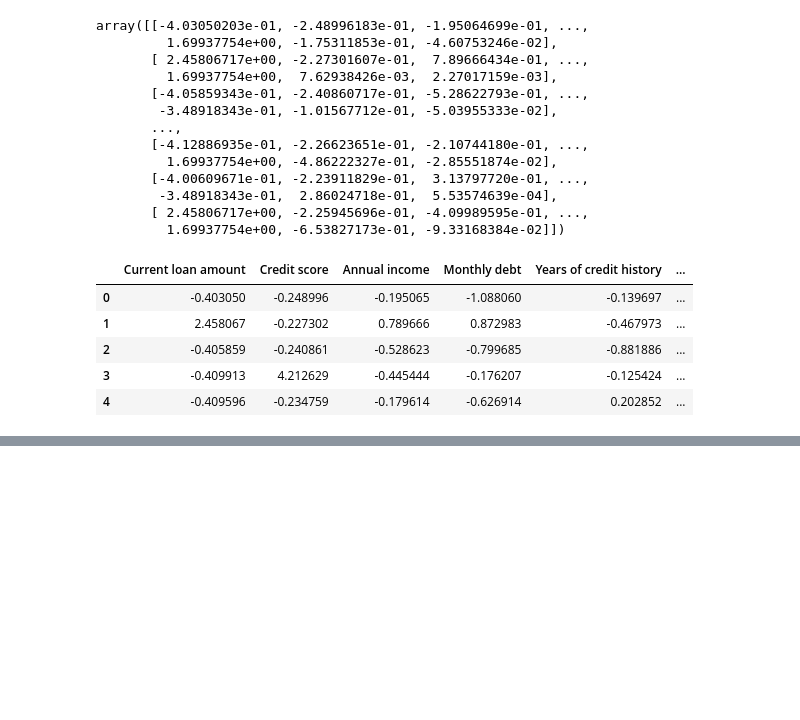
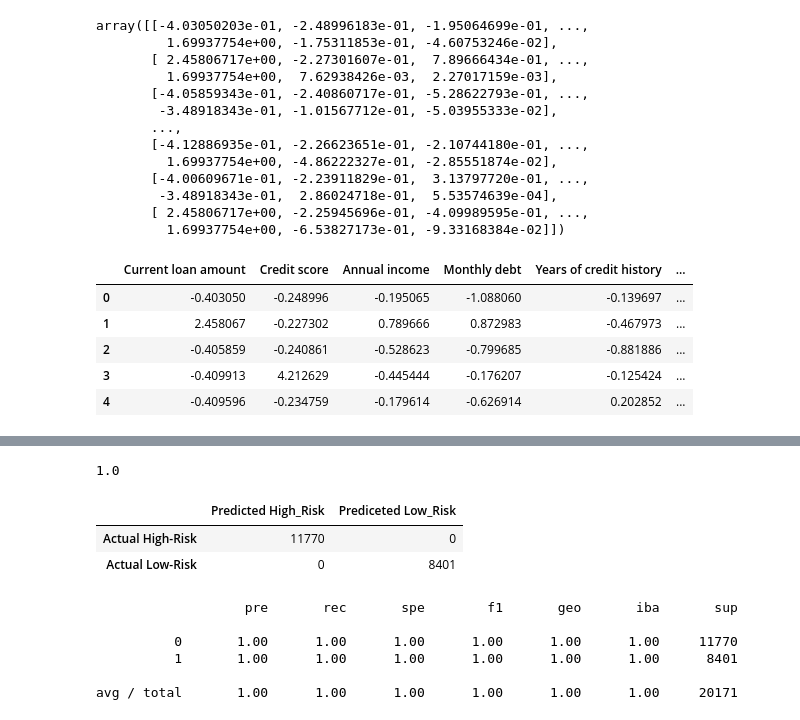
Before and after one commit to KavishNaran/Loan-risk---machine-learning, a Jupyter notebook: Data Analysis1.ipynb, the cells around one changed output, grey strips where cells are left out. Saved outputs shown, nothing was run; the diff lists cells and outputs as text; code cells hidden in the pictures; blank space fills up the shorter version.

```diff
--- a/Data Analysis.ipynb
+++ b/Data Analysis1.ipynb
@@ -79,0 +292,39 @@ loan_data.head()
+# %%
+# Resample the training data with the BalancedRandomForestClassifier
+from imblearn.ensemble import BalancedRandomForestClassifier
+
+rf_model = BalancedRandomForestClassifier(n_estimators=100, random_state=1)
+
+# Fitting the model
+rf_model = rf_model.fit(X_train, y_train)
+# %%
+# Calculated the balanced accuracy score
+from sklearn.metrics import accuracy_score
+y_pred = rf_model.predict(X_test)
+acc_score = accuracy_score(y_test, y_pred)
+print(acc_score)
+# %% [output]
+1.0
+# %%
+# Display the confusion matrix
+from sklearn.metrics import confusion_matrix, classification_report
+
+matrix = confusion_matrix(y_test, y_pred)
+cm_df = pd.DataFrame(
+    matrix, index=["Actual High-Risk", "Actual Low-Risk"], columns=["Predicted High_Risk", "Prediceted Low_Risk"])
+cm_df
+# %% [output]
+|  | Predicted High_Risk | Prediceted Low_Risk |
+| Actual High-Risk | 11770 | 0 |
+| Actual Low-Risk | 0 | 8401 |
+# %%
+# Print the imbalanced classification report
+from imblearn.metrics import classification_report_imbalanced
+print(classification_report_imbalanced(y_test, y_pred))
+# %% [output]
+                   pre       rec       spe        f1       geo       iba       sup
+
+          0       1.00      1.00      1.00      1.00      1.00      1.00     11770
+          1       1.00      1.00      1.00      1.00      1.00      1.00      8401
+
+avg / total       1.00      1.00      1.00      1.00      1.00      1.00     20171
```
Also changed, not shown: parts of 36 cells of this notebook, 1 other file.
